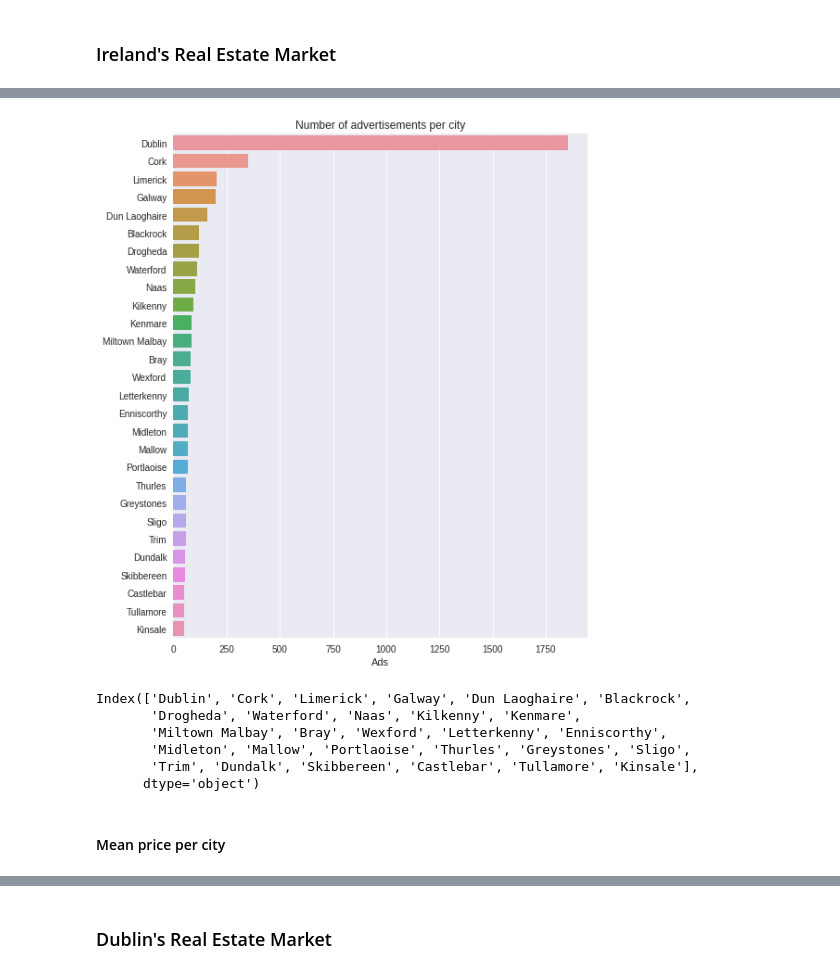
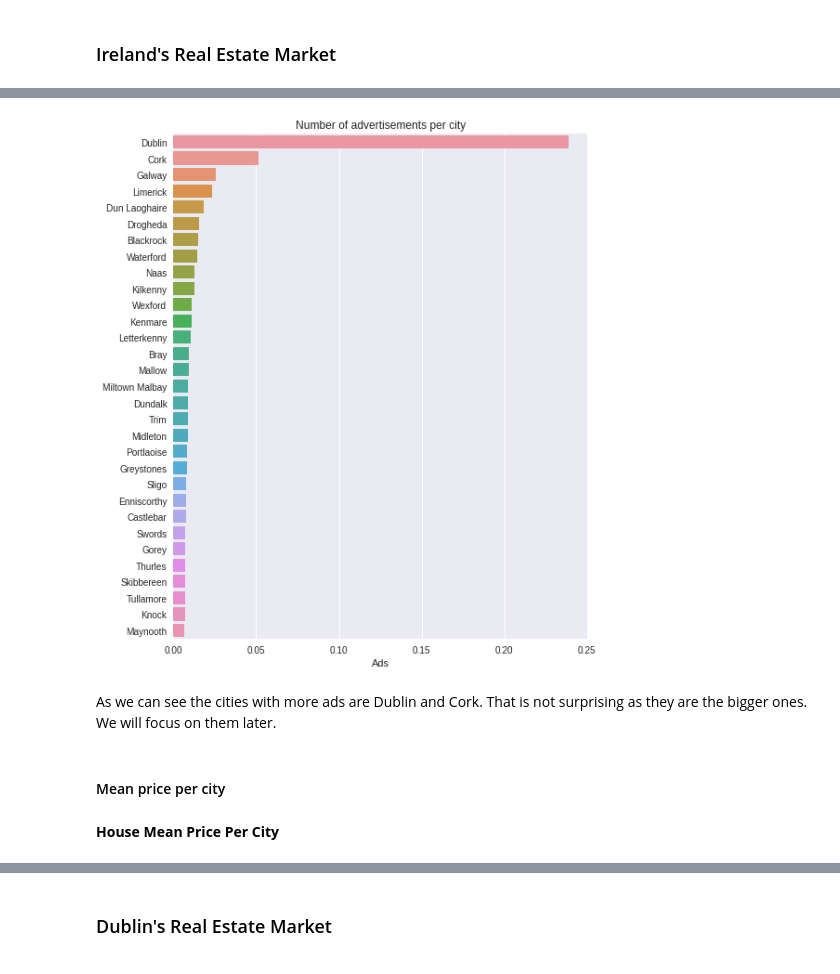
Before and after one commit to javiicc/Identifying_Potential_Investment_Opportunities_In_The_Irish_Real_Estate_Market_Using_MachineLearning, a Jupyter notebook: Data_Analysis.ipynb, the cells around one changed output, grey strips where cells are left out. Cells and saved outputs as stored; diff of their text form; code cells hidden in the pictures.

```diff
--- a/Data_Analysis.ipynb
+++ b/Data_Analysis.ipynb
@@ -157,0 +135,11 @@ sale_data_post_geosp.loc[ix_to_change_cork, 'cities'] = 'Cork'
+# %%
+print(sale.shape)
+# New column from `place`
+sale['cities'] = sale.place.copy()
+print(sale.shape)
+# Index from ads to change
+ix_to_change_dublin = sale.cities.dropna()[sale.cities.dropna().str.contains('Dublin')].index
+ix_to_change_cork = sale.cities.dropna()[sale.cities.dropna().str.contains('Cork')].index
+# Change them
+sale.loc[ix_to_change_dublin, 'cities'] = 'Dublin'
+sale.loc[ix_to_change_cork, 'cities'] = 'Cork'
@@ -158,3 +151,5 @@ sale_data_post_geosp.loc[ix_to_change_cork, 'cities'] = 'Cork'
 # %%
-freq_cities = sale_data_post_geosp.cities.value_counts()
-#freq_cities
+freq = pd.DataFrame(data=sale.cities.value_counts())
+freq.rename(columns={'cities':'freq_abs'}, inplace=True)
+freq['freq_rel'] = freq.freq_abs / sale.shape[0]
+freq.head()#.values
@@ -175,20 +163,13 @@ array([1853,  353,  202,  199,  161,  118,  118,  113,  103,   96,   86,
 # %%
-freq_cities = freq_cities[freq_cities >= 50].copy()
+freq_50 = freq[freq.freq_abs >= 50].copy()
 
-fig= plt.figure(figsize=(8,10))
-ax = sns.barplot(x=freq_cities, y=freq_cities.index)
+fig = plt.figure(figsize=(8,10))
+ax = sns.barplot(x=freq_50.freq_rel, y=freq_50.index)
 ax.set_title('Number of advertisements per city')
 ax.set_xlabel('Ads');
 # %% [output]
-[figure, old version]
+[figure, new version]
-# %%
-freq_cities.index
-# %% [output]
-Index(['Dublin', 'Cork', 'Limerick', 'Galway', 'Dun Laoghaire', 'Blackrock',
-       'Drogheda', 'Waterford', 'Naas', 'Kilkenny', 'Kenmare',
-       'Miltown Malbay', 'Bray', 'Wexford', 'Letterkenny', 'Enniscorthy',
-       'Midleton', 'Mallow', 'Portlaoise', 'Thurles', 'Greystones', 'Sligo',
-       'Trim', 'Dundalk', 'Skibbereen', 'Castlebar', 'Tullamore', 'Kinsale'],
-      dtype='object')
+# %% [markdown]
+As we can see the cities with more ads are Dublin and Cork. That is not surprising as they are the bigger ones. We will focus on them later.
 # %% [markdown]
 #### Mean price per city
@@ -197 +176,3 @@ pd.set_option('display.float_format', lambda x: '%.2f' % x)
+# %% [markdown]
+**House Mean Price Per City**
 # %%
```
Also changed, not shown: parts of 90 cells of this notebook.
